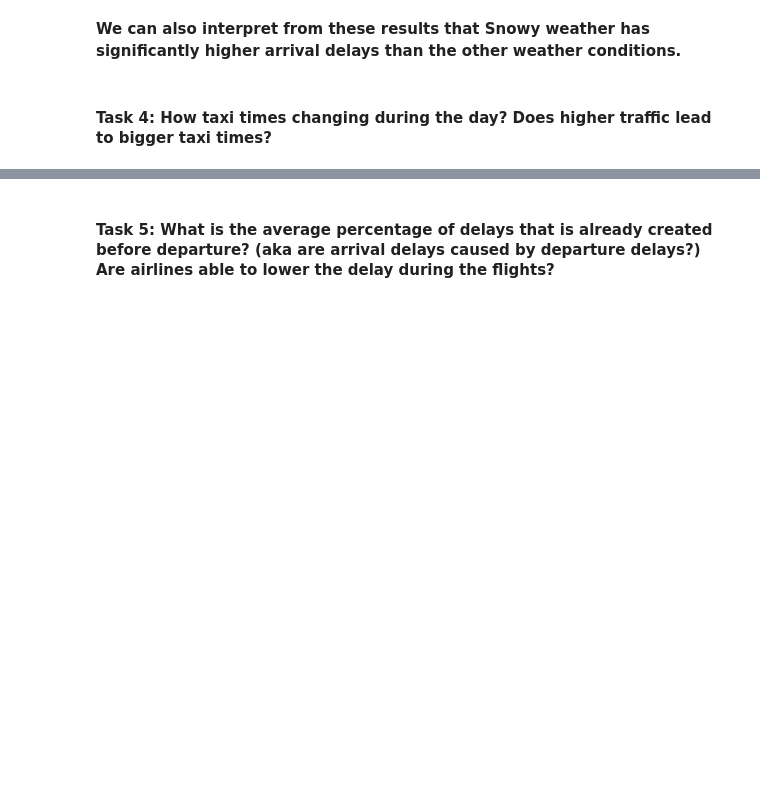
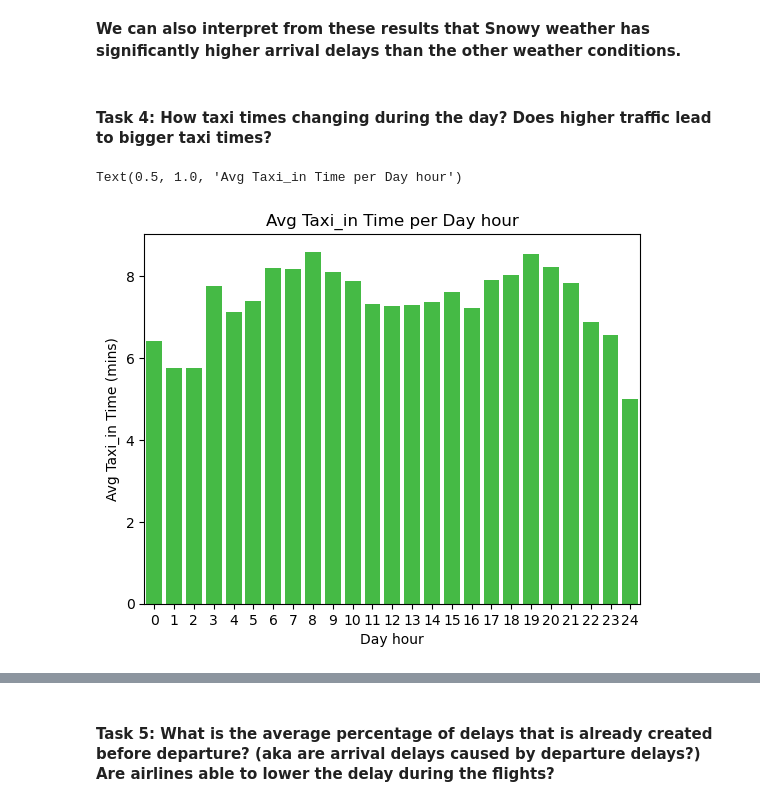
Before and after one commit to hhlim376/Flight_Project, a Jupyter notebook: exploratory_analysisV1.ipynb, the cells around one changed output, grey strips where cells are left out. Drawn from its saved outputs; the diff is of its cells as text; code cells hidden in the pictures; blank space fills up the shorter version.

```diff
--- a/exploratory_analysisV1.ipynb
+++ b/exploratory_analysisV1.ipynb
@@ -408,3 +410,26 @@ For Sunny, Cloudy and Rainy Weather <br/>
 **We can also interpret from these results that Snowy weather has significantly higher arrival delays than the other weather conditions.**
 # %% [markdown]
 #### **Task 4**: How taxi times changing during the day? Does higher traffic lead to bigger taxi times?
+# %%
+#Dataframe that contains scheduled arrival and departure times and taxi in and out
+df_taxi = df_flights[['crs_arr_time', 'taxi_in', 'crs_dep_time', 'taxi_out']].dropna(axis=0)
+df_taxi['arrival_hour'] = (df_taxi['crs_arr_time'])//100
+df_taxi['departure_hour'] = (df_taxi['crs_dep_time'])//100
+
+#Calculate average taxi times grouped by arrival and departure hour
+df_taxi_in = df_taxi[['arrival_hour', 'taxi_in']].groupby('arrival_hour', as_index = False).agg({'taxi_in':np.mean}).rename(columns={'taxi_in':'avg_taxi_in'})
+df_taxi_out = df_taxi[['departure_hour', 'taxi_out']].groupby('departure_hour', as_index = False).agg({'taxi_out':np.mean}).rename(columns={'taxi_out':'avg_taxi_out'})
+
+#Calculate number of flights by their arrival and departure hour
+df_taxi_in2 = df_taxi[['arrival_hour', 'taxi_in']].groupby('arrival_hour', as_index = False).agg({'taxi_in':np.size}).rename(columns={'taxi_in':'flights_in_number'})
+df_taxi_out2 = df_taxi[['departure_hour', 'taxi_out']].groupby('departure_hour', as_index = False).agg({'taxi_out':np.size}).rename(columns={'taxi_out':'flights_out_number'})
+# %%
+ax = sns.barplot(data=df_taxi_in , x='arrival_hour', y='avg_taxi_in', color = 'limegreen')
+
+##Labels and title
+ax.set_xlabel('Day hour')
+ax.set_ylabel('Avg Taxi_in Time (mins)')
+ax.set_title('Avg Taxi_in Time per Day hour')
+# %% [output]
+Text(0.5, 1.0, 'Avg Taxi_in Time per Day hour')
+[figure, added]
```
Also changed, not shown: parts of 6 cells of this notebook, 1 other file.
